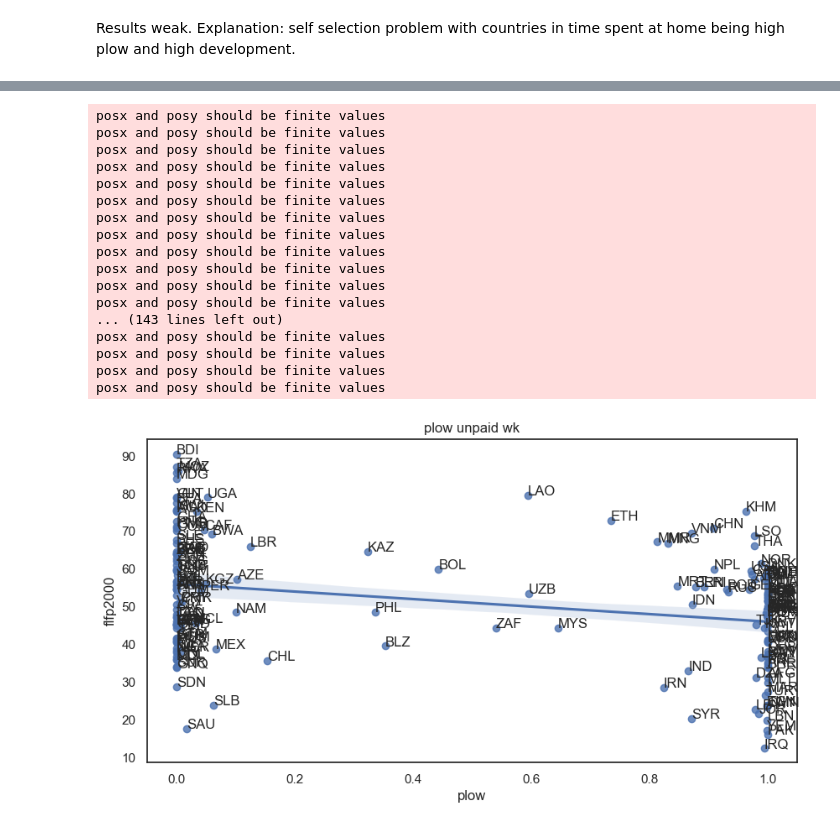
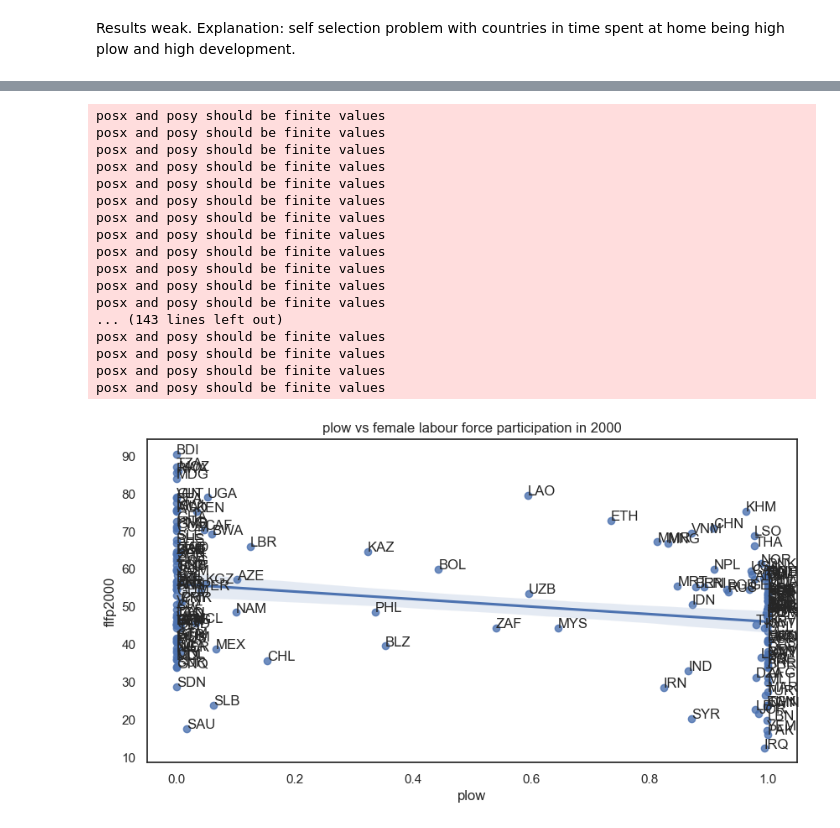
Before and after one commit to rureddish/EPFL_MGT-494_Paper_Extension, a Jupyter notebook: explore.ipynb, the cells around one changed output, grey strips where cells are left out. Drawn from its saved outputs; the diff is of its cells as text; code cells hidden in the pictures.

Commit message:
small plot stuff

```diff
--- a/explore.ipynb
+++ b/explore.ipynb
@@ -768,32 +768,32 @@ posx and posy should be finite values
 # %%
 # plot line graph
 sns.set(rc={'figure.figsize':(10,5)})
 sns.set_style('white')
 ax = sns.regplot(x='plow', y='flfp2000', data=df_cross_country_unpaid, marker='o') # , color='#965786')
-ax.set(title='plow unpaid wk')
+ax.set(title='plow vs female labour force participation in 2000')
 # label points on the plot
 for x, y, z in zip(df_cross_country_unpaid['plow'], df_cross_country_unpaid['flfp2000'], df_cross_country_unpaid['isocode']):
     # the position of the data label relative to the data point can be adjusted by adding/subtracting a value from the x &/ y coordinates
     plt.text(x = x, # x-coordinate position of data label
     y = y, # y-coordinate position of data label, adjusted to be 150 below the data point
     s = z) # data label, formatted to ignore decimals
     # color = 'purple') # set colour of line
 # %% [output]
 posx and posy should be finite values
 posx and posy should be finite values
 posx and posy should be finite values
 posx and posy should be finite values
 posx and posy should be finite values
 posx and posy should be finite values
 posx and posy should be finite values
 posx and posy should be finite values
 posx and posy should be finite values
 posx and posy should be finite values
 posx and posy should be finite values
 posx and posy should be finite values
 ... (143 lines left out)
 posx and posy should be finite values
 posx and posy should be finite values
 posx and posy should be finite values
 posx and posy should be finite values
-[figure, old version]
+[figure, new version]
```
Also changed, not shown: parts of 1 cell of this notebook.
